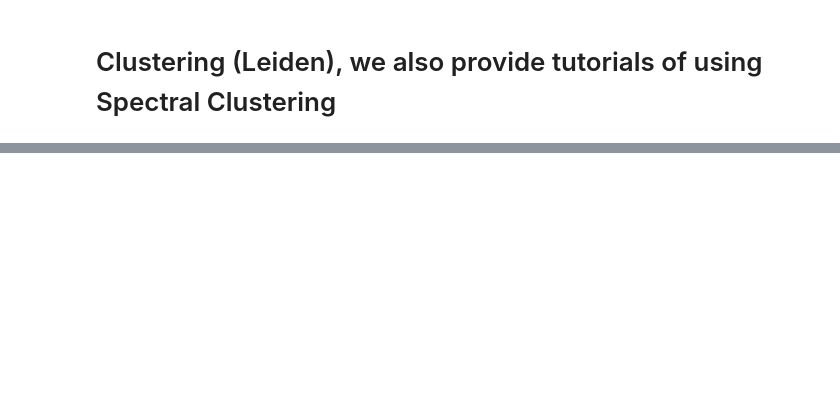
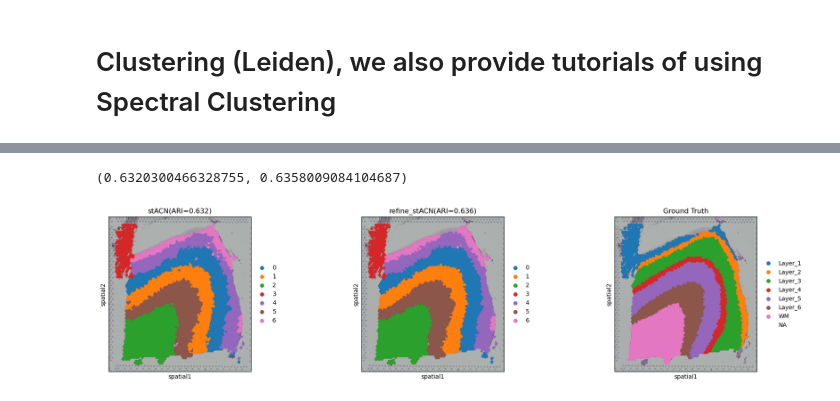
Before and after one commit to xkmaxidian/stACN, a Jupyter notebook: tuorial/Tutorial1_10x_Visium (DLPFC_dataset).ipynb, the cells around one changed output, grey strips where cells are left out. Cells and saved outputs as stored; diff of their text form; code cells hidden in the pictures; blank space fills up the shorter version.

```diff
--- a/tuorial/Tutorial1_10x_Visium (DLPFC_dataset).ipynb
+++ b/tuorial/Tutorial1_10x_Visium (DLPFC_dataset).ipynb
@@ -112,0 +151,16 @@ sc.pl.spatial(adata, color=['stACN', 'refined_pred', 'Ground Truth'], title=['st
+# %%
+from src.utils import refine
+
+weights_adj = cell_spatial.A
+refined_pred = refine(sample_id=adata.obs.index.tolist(), pred=adata.obs['spe_pred'].tolist(), dis=weights_adj, shape="hexagon")
+adata.obs["refined_pred"] = refined_pred
+adata.obs["refined_pred"] = adata.obs["refined_pred"].astype('category')
+stACN_ari = adjusted_rand_score(pd.Categorical(adata.obs['Ground Truth']).codes, adata.obs['spe_pred'])
+refine_ari = adjusted_rand_score(pd.Categorical(adata.obs['Ground Truth']).codes, adata.obs['refined_pred'])
+stACN_ari, refine_ari
+# %% [output]
+(0.6320300466328755, 0.6358009084104687)
+# %%
+sc.pl.spatial(adata, color=['spe_pred', 'refined_pred', 'Ground Truth'], title=['stACN(ARI=%.3f)'% stACN_ari, 'refine_stACN(ARI=%.3f)'%refine_ari, 'Ground Truth'], size=2)
+# %% [output]
+[figure, added]
```
Also changed, not shown: parts of 6 cells of this notebook, 3 other files.
